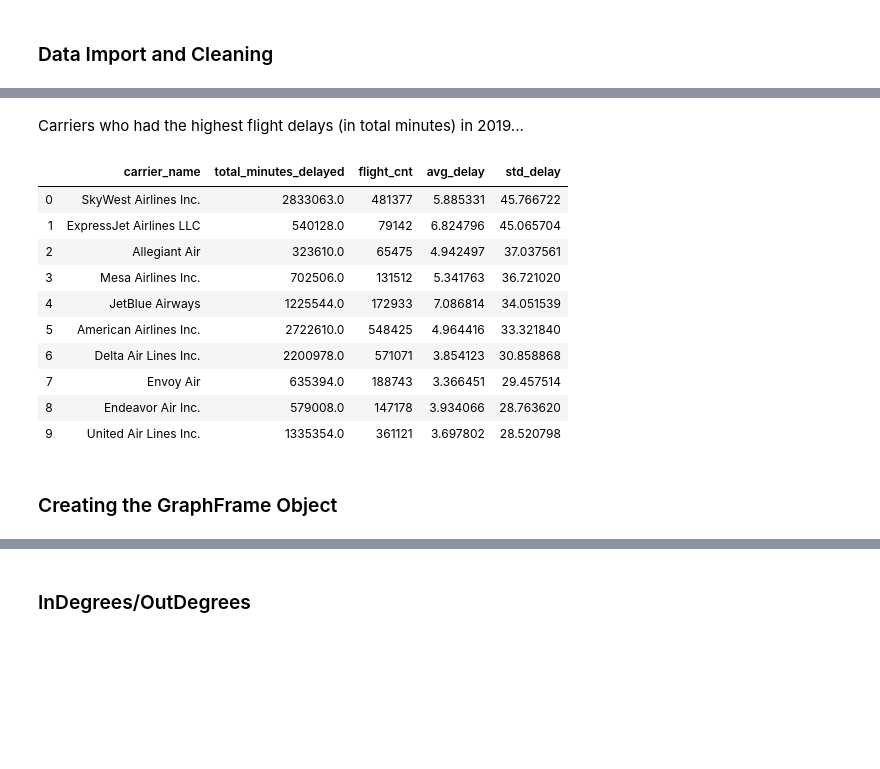
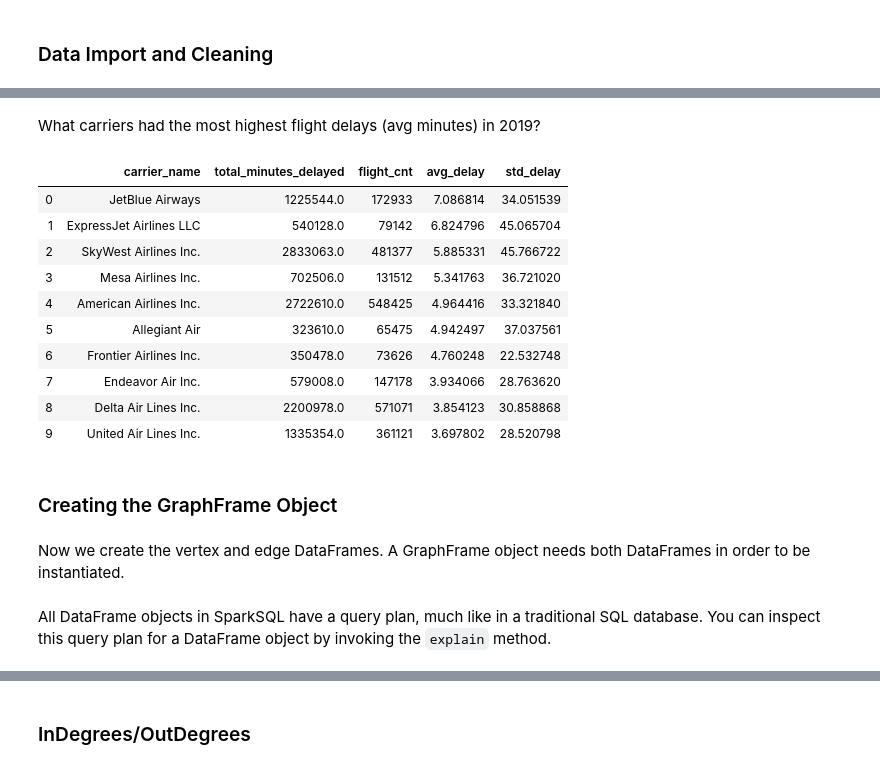
Before and after one commit to jastingo/presentations, a Jupyter notebook: graph_analytics_informs_meetup/graph_analytics_at_scale_informs_meetup.ipynb, the cells around one changed output, grey strips where cells are left out. Cells and saved outputs as stored; diff of their text form; code cells hidden in the pictures; blank space fills up the shorter version.

```diff
--- a/graph_analytics_informs_meetup/graph_analytics_at_scale_informs_meetup.ipynb
+++ b/graph_analytics_informs_meetup/graph_analytics_at_scale_informs_meetup.ipynb
@@ -20,3 +28,11 @@ sc.setCheckpointDir('/tmp')
+# %%
+# Data Locations
+CARRIER_CODE_LOC = 's3://jornaya-ds-us-east-1-sandbox/csnyder/L_UNIQUE_CARRIERS.csv'
+AIRPORT_CODE_LOC = 's3://jornaya-ds-us-east-1-sandbox/csnyder/L_AIRPORT.csv'
+FLIGHT_DATA_LOC = 's3://jornaya-ds-us-east-1-sandbox/csnyder/dot_carrier_data'
+
+CARRIER_CODE = 'carrier_code'
+AIRPORT_CODE = 'airport_code'
 # %% [markdown]
 ### Data Import and Cleaning
 # %% [markdown]
@@ -32,3 +42,7 @@ airport_codes = spark.read.csv('s3://jornaya-ds-us-east-1-sandbox/csnyder/L_AIRP
+# %%
+# Read in airline codes mapping
+carrier_codes = spark.read.csv(CARRIER_CODE_LOC, header=True) \
+    .selectExpr('Code as {}'.format(CARRIER_CODE), 'Description as carrier_name')
 # %%
 carrier_codes.limit(5).toPandas()
 # %% [output]
@@ -50,9 +78,10 @@ airport_codes.limit(5).toPandas()
 # %%
 # Read in the airline linkage data, select only subset of columns, join airline codes
-air = spark.read.csv('s3://jornaya-ds-us-east-1-sandbox/csnyder/dot_carrier_data', header=True) \
+air = spark.read.csv(FLIGHT_DATA_LOC, header=True) \
     .select('FL_DATE', 'OP_UNIQUE_CARRIER', 'ORIGIN', 'ORIGIN_STATE_ABR', 'DEST', 'DEST_STATE_ABR',
             'CANCELLED', 'CARRIER_DELAY', 'WEATHER_DELAY', 'year') \
-    .join(F.broadcast(carrier_codes), on='OP_UNIQUE_CARRIER', how='inner')
+    .withColumnRenamed('OP_UNIQUE_CARRIER', CARRIER_CODE) \
+    .join(F.broadcast(carrier_codes), on=CARRIER_CODE, how='inner')
 # %%
 # delays are in minutes and are null when there is no delay. Fill nulls as 0.
 air = air.na.fill({'CARRIER_DELAY': 0, 'WEATHER_DELAY': 0})
@@ -119,30 +147,32 @@ air \
 # %% [markdown]
-Carriers who had the highest flight delays (in total minutes) in 2019...
+What carriers had the most highest flight delays (avg minutes) in 2019?
 # %%
 air \
     .filter('year = 2019') \
     .groupBy('carrier_name') \
     .agg(
         F.sum('CARRIER_DELAY').alias('total_minutes_delayed'),
         F.count('*').alias('flight_cnt'),
         F.avg(F.col('CARRIER_DELAY')).alias('avg_delay'),
         F.stddev(F.col('CARRIER_DELAY')).alias('std_delay')
     ) \
-    .orderBy(F.desc('std_delay')) \
+    .orderBy(F.desc('avg_delay')) \
     .limit(10).toPandas()
 # %% [output]
 |  | carrier_name | total_minutes_delayed | flight_cnt | avg_delay | std_delay |
-| 0 | SkyWest Airlines Inc. | 2833063.0 | 481377 | 5.885331 | 45.766722 |
+| 0 | JetBlue Airways | 1225544.0 | 172933 | 7.086814 | 34.051539 |
 | 1 | ExpressJet Airlines LLC | 540128.0 | 79142 | 6.824796 | 45.065704 |
-| 2 | Allegiant Air | 323610.0 | 65475 | 4.942497 | 37.037561 |
+| 2 | SkyWest Airlines Inc. | 2833063.0 | 481377 | 5.885331 | 45.766722 |
 | 3 | Mesa Airlines Inc. | 702506.0 | 131512 | 5.341763 | 36.721020 |
-| 4 | JetBlue Airways | 1225544.0 | 172933 | 7.086814 | 34.051539 |
-| 5 | American Airlines Inc. | 2722610.0 | 548425 | 4.964416 | 33.321840 |
-| 6 | Delta Air Lines Inc. | 2200978.0 | 571071 | 3.854123 | 30.858868 |
-| 7 | Envoy Air | 635394.0 | 188743 | 3.366451 | 29.457514 |
-| 8 | Endeavor Air Inc. | 579008.0 | 147178 | 3.934066 | 28.763620 |
+| 4 | American Airlines Inc. | 2722610.0 | 548425 | 4.964416 | 33.321840 |
+| 5 | Allegiant Air | 323610.0 | 65475 | 4.942497 | 37.037561 |
+| 6 | Frontier Airlines Inc. | 350478.0 | 73626 | 4.760248 | 22.532748 |
+| 7 | Endeavor Air Inc. | 579008.0 | 147178 | 3.934066 | 28.763620 |
+| 8 | Delta Air Lines Inc. | 2200978.0 | 571071 | 3.854123 | 30.858868 |
 | 9 | United Air Lines Inc. | 1335354.0 | 361121 | 3.697802 | 28.520798 |
 # %% [markdown]
 ### Creating the GraphFrame Object
+# %% [markdown]
+Now we create the vertex and edge DataFrames. A GraphFrame object needs both DataFrames in order to be instantiated.
 # %%
 # Edges
@@ -156,3 +186,5 @@ v = v0 \
+# %% [markdown]
+All DataFrame objects in SparkSQL have a query plan, much like in a traditional SQL database. You can inspect this query plan for a DataFrame object by invoking the `explain` method.
 # %%
 e.explain()
 # %% [output]
```
Also changed, not shown: parts of 80 cells of this notebook, 1 other file.
